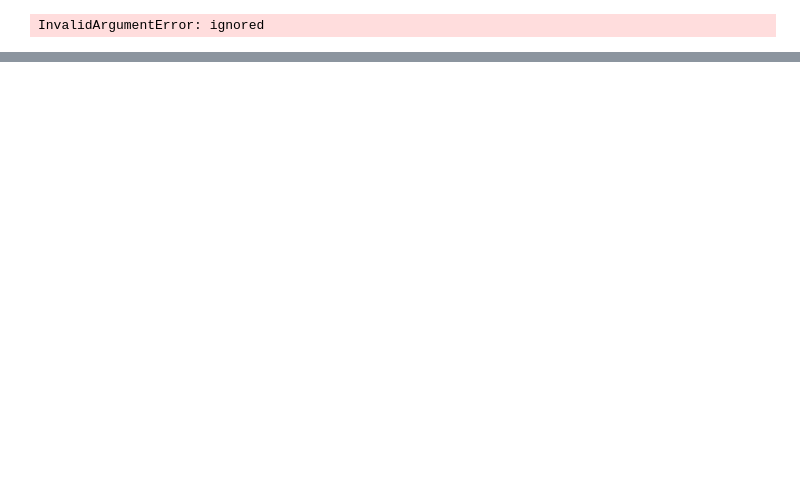
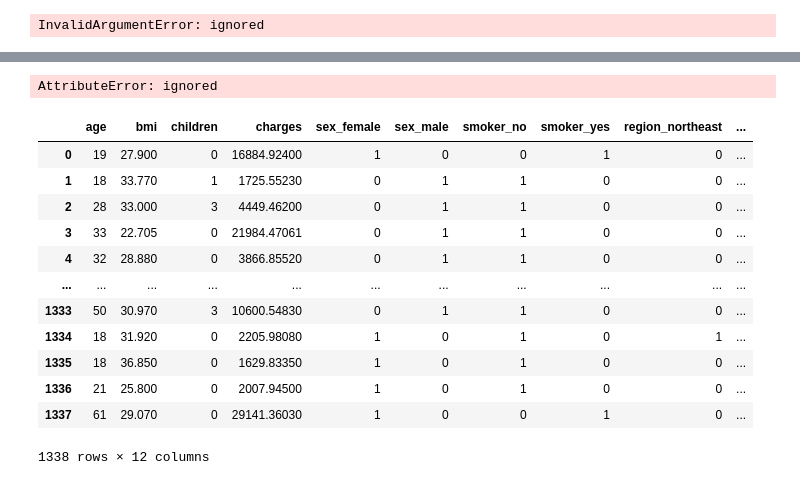
Before and after one commit to JacksonLeb/tensorflow_learning, a Jupyter notebook: 01_nn_regression_with_tf.ipynb, the cells around one changed output, grey strips where cells are left out. Cells and saved outputs as stored; diff of their text form; code cells hidden in the pictures; blank space fills up the shorter version.

```diff
--- a/01_nn_regression_with_tf.ipynb
+++ b/01_nn_regression_with_tf.ipynb
@@ -664,0 +819,8 @@ mae_3, mse_3
+# %%
+#import required libraries
+import tensorflow as tf
+import numpy as np
+import pandas as pd
+import matplotlib.pyplot as plt
+insurance = pd.read_csv("https://gist.githubusercontent.com/meperezcuello/82a9f1c1c473d6585e750ad2e3c05a41/raw/d42d226d0dd64e7f5395a0eec1b9190a10edbc03/Medical_Cost.csv")
+insurance
@@ -664,0 +863,20 @@ mae_3, mse_3
+# %%
+insurance.get_dummies()
+# %% [output]
+AttributeError: ignored
+# %%
+pd.get_dummies(insurance)
+# %% [output]
+|  | age | bmi | children | charges | sex_female | sex_male | smoker_no | smoker_yes | region_northeast | ... |
+| 0 | 19 | 27.900 | 0 | 16884.92400 | 1 | 0 | 0 | 1 | 0 | ... |
+| 1 | 18 | 33.770 | 1 | 1725.55230 | 0 | 1 | 1 | 0 | 0 | ... |
+| 2 | 28 | 33.000 | 3 | 4449.46200 | 0 | 1 | 1 | 0 | 0 | ... |
+| 3 | 33 | 22.705 | 0 | 21984.47061 | 0 | 1 | 1 | 0 | 0 | ... |
+| 4 | 32 | 28.880 | 0 | 3866.85520 | 0 | 1 | 1 | 0 | 0 | ... |
+| ... | ... | ... | ... | ... | ... | ... | ... | ... | ... | ... |
+| 1333 | 50 | 30.970 | 3 | 10600.54830 | 0 | 1 | 1 | 0 | 0 | ... |
+| 1334 | 18 | 31.920 | 0 | 2205.98080 | 1 | 0 | 1 | 0 | 1 | ... |
+| 1335 | 18 | 36.850 | 0 | 1629.83350 | 1 | 0 | 1 | 0 | 0 | ... |
+| 1336 | 21 | 25.800 | 0 | 2007.94500 | 1 | 0 | 1 | 0 | 0 | ... |
+| 1337 | 61 | 29.070 | 0 | 29141.36030 | 1 | 0 | 0 | 1 | 0 | ... |
+1338 rows × 12 columns
```
Also changed, not shown: parts of 40 cells of this notebook.
